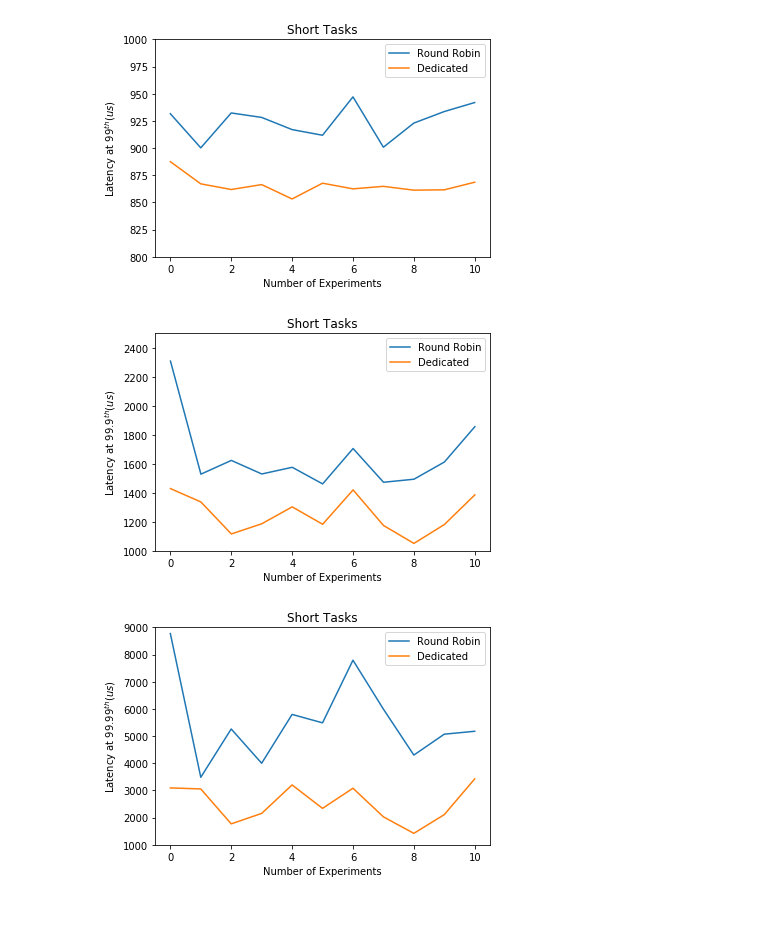
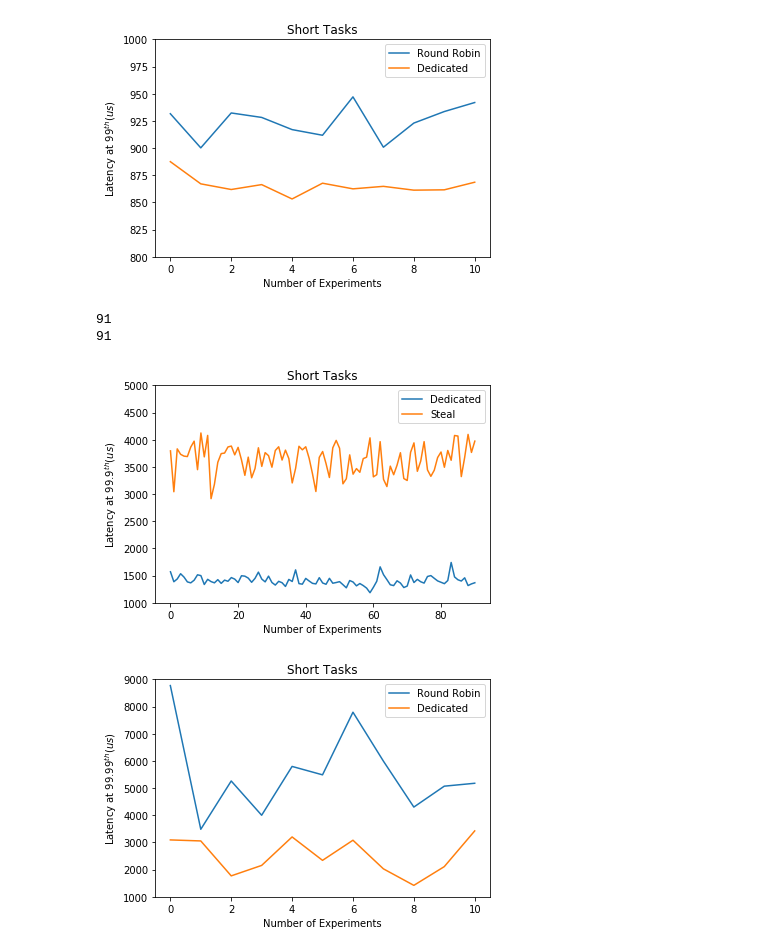
Before and after one commit to sarsanaee/mq_simulation, a Jupyter notebook: simul_steal.ipynb, the cells around one changed output. Drawn from its saved outputs; the diff is of its cells as text; code cells hidden in the pictures; blank space fills up the shorter version.

```diff
--- a/simul_steal.ipynb
+++ b/simul_steal.ipynb
@@ -202,13 +202,22 @@ plt.show()
 # %% [output]
 [figure]
 # %%
-default99 = [931.6, 900.2, 932.3, 928.2, 917.0, 911.8, 947.1, 900.8, 923.0, 933.6, 941.9]
-default999 = [2308.7, 1528.7, 1623.5, 1529.9, 1576.1, 1461.5, 1705.5, 1472.8, 1493.8, 1612.4, 1856.2]
-default9999 = [8771.5, 3484.1, 5260.9, 4000.6, 5796.7, 5487.2, 7791.7, 5991.8, 4301.4, 5070.1, 5177.0]
+#default99 = [931.6, 900.2, 932.3, 928.2, 917.0, 911.8, 947.1, 900.8, 923.0, 933.6, 941.9]
+#default999 = [2308.7, 1528.7, 1623.5, 1529.9, 1576.1, 1461.5, 1705.5, 1472.8, 1493.8, 1612.4, 1856.2]
+#default9999 = [8771.5, 3484.1, 5260.9, 4000.6, 5796.7, 5487.2, 7791.7, 5991.8, 4301.4, 5070.1, 5177.0]
 
-improved99 = [887.5, 867.1, 861.9, 866.4, 853.2, 867.7, 862.5, 864.8, 861.3, 861.6, 868.6]
-improved999 = [1429.2, 1336.9, 1116.2, 1186.5, 1303.1, 1182.9, 1420.1, 1174.6, 1051.0, 1181.4, 1385.7]
-improved9999 = [3092.7, 3055.1, 1770.2, 2154.7, 3202.5, 2340.8, 3081.4, 2028.9, 1420.9, 2110.0, 3424.2]
+#improved99 = [887.5, 867.1, 861.9, 866.4, 853.2, 867.7, 862.5, 864.8, 861.3, 861.6, 868.6]
+#improved999 = [1429.2, 1336.9, 1116.2, 1186.5, 1303.1, 1182.9, 1420.1, 1174.6, 1051.0, 1181.4, 1385.7]
+#improved9999 = [3092.7, 3055.1, 1770.2, 2154.7, 3202.5, 2340.8, 3081.4, 2028.9, 1420.9, 2110.0, 3424.2]
+
+offload99 = numpy.loadtxt("../results/offloading.txt", skiprows=10, delimiter=' ', usecols=0)
+offload999 = numpy.loadtxt("../results/offloading.txt", skiprows=10, delimiter=' ', usecols=1)
+offload9999 = numpy.loadtxt("../results/offloading.txt", skiprows=10, delimiter=' ', usecols=2)
+
+dedicated99 = numpy.loadtxt("../results/dedicated.txt", skiprows=10, delimiter=' ', usecols=0)
+dedicated999 = numpy.loadtxt("../results/dedicated.txt", skiprows=10, delimiter=' ', usecols=1)
+dedicated9999 = numpy.loadtxt("../results/dedicated.txt", skiprows=10, delimiter=' ', usecols=2)
+#print(offload999)
 # %%
 fig, ax = plt.subplots()
 
@@ -231,22 +240,28 @@ plt.show()
 # %%
 fig, ax = plt.subplots()
 
-x = numpy.arange(11)
-
+x1 = numpy.arange(len(dedicated999))
+x2 = numpy.arange(len(offload999))
+print(len(x2))
+print(len(offload999))
 # storage_steal = numpy.array(storage_steal)
 # storage_without_steal = numpy.array(storage_without_steal)
-ax.plot(x, default999, label='Round Robin')
-ax.plot(x, improved999, label='Dedicated')
+
+#ax.plot(x1, default999, label='Round Robin')
+ax.plot(x1, dedicated999, label='Dedicated')
+ax.plot(x2, offload999, label='Steal')
 
 ax.set_xlabel('Number of Experiments')
 ax.set_ylabel('Latency at $99.9^{th}(us)$')
-ax.set_ylim((1000,2500))
+ax.set_ylim((1000,5000))
 ax.legend()
 ax.set_title(r'Short Tasks')
-plt.savefig('plots/dedicated_nic_999.png', bbox_inches='tight', dpi=300)
+#plt.savefig('plots/off_nic_999.png', bbox_inches='tight', dpi=300)
 plt.show()
 # %% [output]
+91
+91
-[figure, old version]
+[figure, new version]
 # %%
 fig, ax = plt.subplots()
 
```
